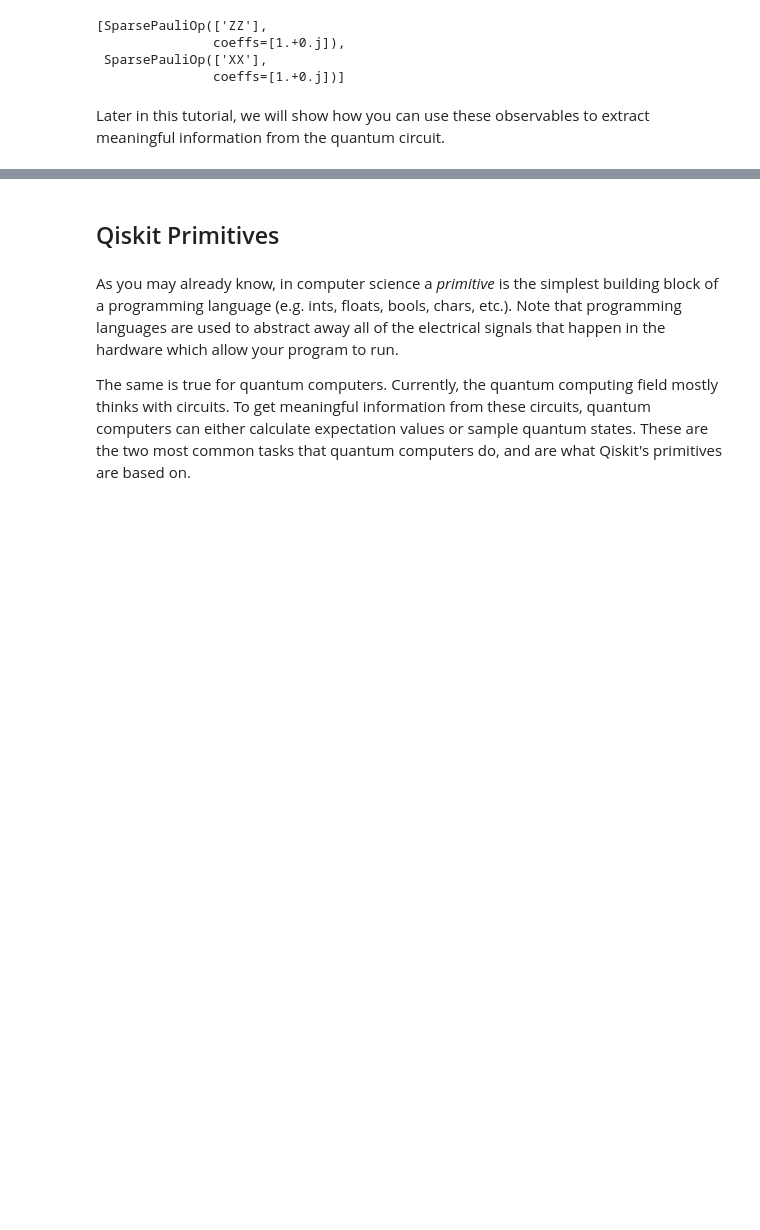
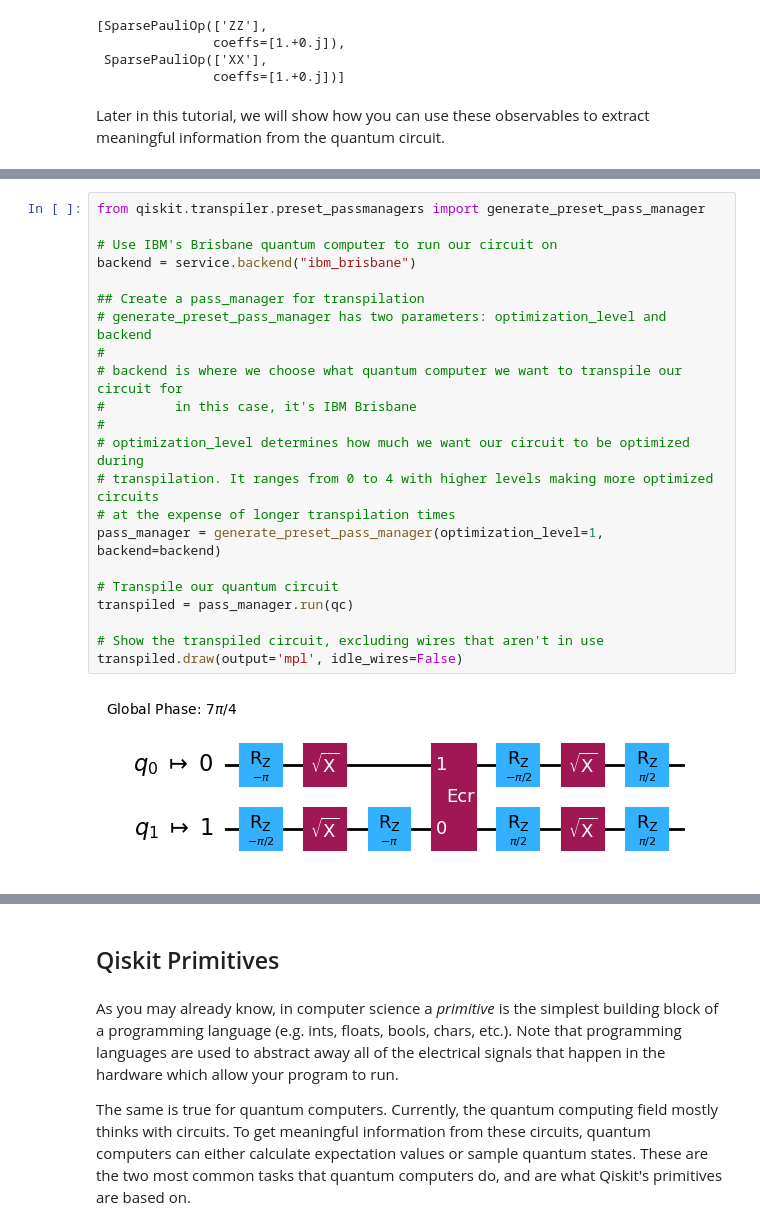
Before and after one commit to Watcher1223/CS-123-tutorial, a Jupyter notebook: qcqiskit.ipynb, the cells around one changed output, grey strips where cells are left out. Drawn from its saved outputs; the diff is of its cells as text; blank space fills up the shorter version.

```diff
--- a/qcqiskit.ipynb
+++ b/qcqiskit.ipynb
@@ -400,0 +424,24 @@ Later in this tutorial, we will show how you can use these observables to extrac
+# %%
+from qiskit.transpiler.preset_passmanagers import generate_preset_pass_manager
+
+# Use IBM's Brisbane quantum computer to run our circuit on
+backend = service.backend("ibm_brisbane")
+
+## Create a pass_manager for transpilation
+# generate_preset_pass_manager has two parameters: optimization_level and backend
+#
+# backend is where we choose what quantum computer we want to transpile our circuit for
+#         in this case, it's IBM Brisbane
+#
+# optimization_level determines how much we want our circuit to be optimized during
+# transpilation. It ranges from 0 to 4 with higher levels making more optimized circuits
+# at the expense of longer transpilation times
+pass_manager = generate_preset_pass_manager(optimization_level=1, backend=backend)
+
+# Transpile our quantum circuit
+transpiled = pass_manager.run(qc)
+
+# Show the transpiled circuit, excluding wires that aren't in use
+transpiled.draw(output='mpl', idle_wires=False)
+# %% [output]
+[figure, added]
```
Also changed, not shown: parts of 66 cells of this notebook.
